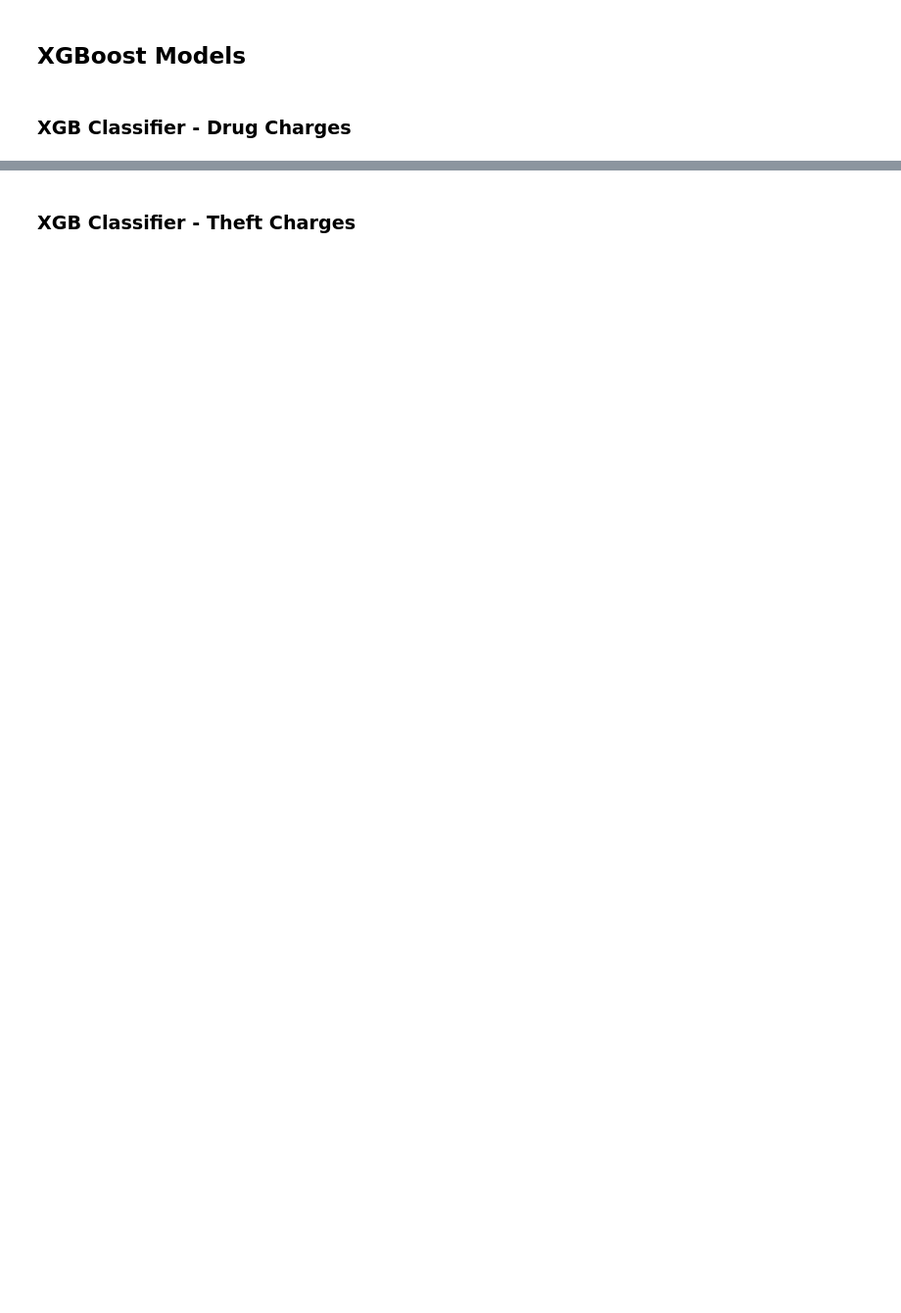
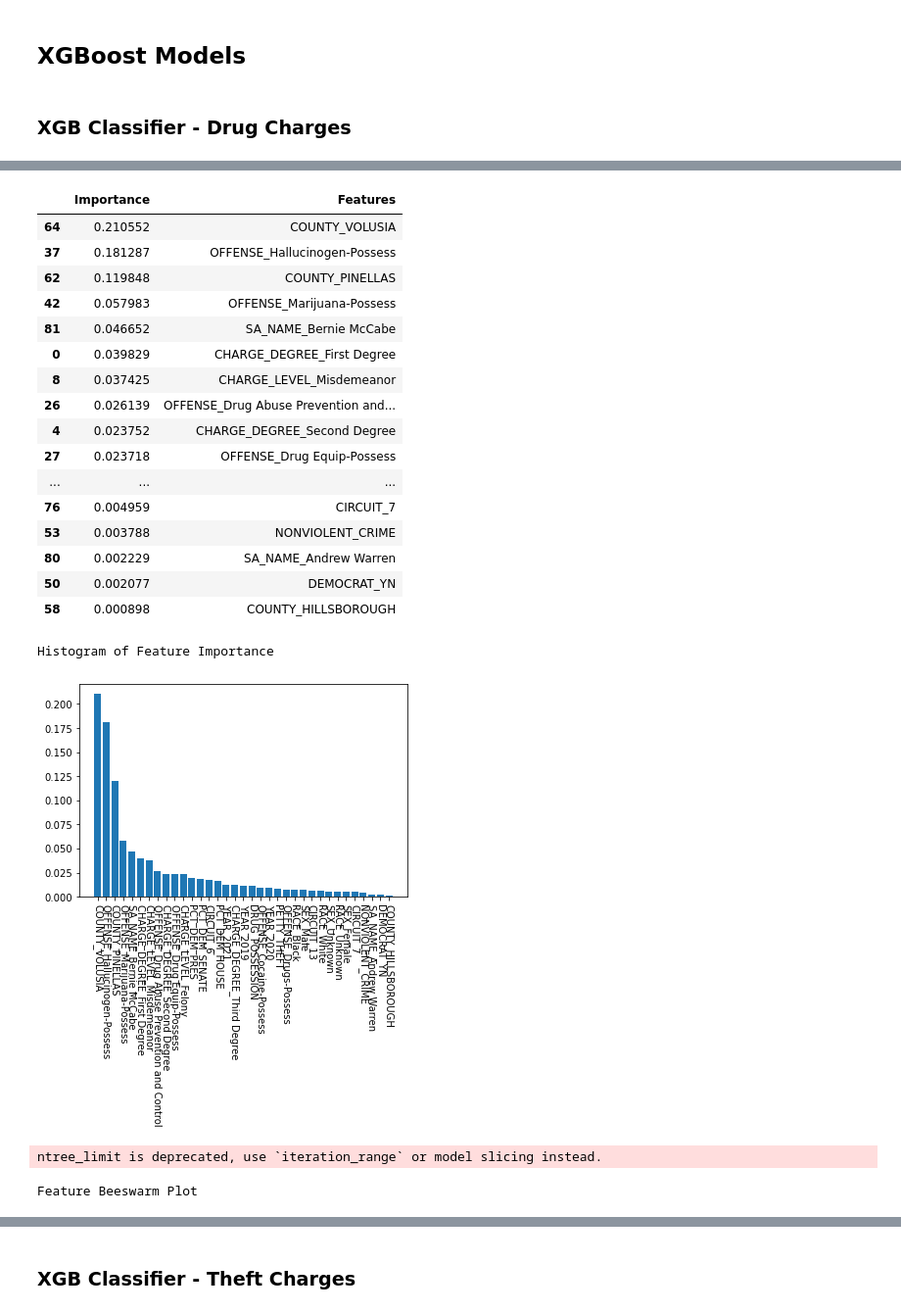
Before and after one commit to gargisundaram/FLSentencing_DABPProject, a Jupyter notebook: run.ipynb, the cells around one changed output, grey strips where cells are left out. Shown at 98% size. Cells and saved outputs as stored; diff of their text form; code cells hidden in the pictures; blank space fills up the shorter version.

```diff
--- a/run.ipynb
+++ b/run.ipynb
@@ -123,0 +339,9 @@ drug_sa_tree = get_tree(drug_sa_df, target = 'FINAL_ACTION_DESC', paramdict = bo
+# %%
+bag = {'max_depth':[4, 6],
+        'min_child_weight':[10, 20],
+        'alpha': [0.1, 0.2],
+        'colsample_bytree': [0.6, 0.75]}
+
+# XGB hyperparameter space
+drug_sa_tree = get_tree(drug_sa_df, target = 'FINAL_ACTION_DESC', paramdict = bag, model = XGBClassifier, seed =10)
+# %% [output]
@@ -123,0 +361,21 @@ drug_sa_tree = get_tree(drug_sa_df, target = 'FINAL_ACTION_DESC', paramdict = bo
+|  | Importance | Features |
+| 64 | 0.210552 | COUNTY_VOLUSIA |
+| 37 | 0.181287 | OFFENSE_Hallucinogen-Possess |
+| 62 | 0.119848 | COUNTY_PINELLAS |
+| 42 | 0.057983 | OFFENSE_Marijuana-Possess |
+| 81 | 0.046652 | SA_NAME_Bernie McCabe |
+| 0 | 0.039829 | CHARGE_DEGREE_First Degree |
+| 8 | 0.037425 | CHARGE_LEVEL_Misdemeanor |
+| 26 | 0.026139 | OFFENSE_Drug Abuse Prevention and... |
+| 4 | 0.023752 | CHARGE_DEGREE_Second Degree |
+| 27 | 0.023718 | OFFENSE_Drug Equip-Possess |
+| ... | ... | ... |
+| 76 | 0.004959 | CIRCUIT_7 |
+| 53 | 0.003788 | NONVIOLENT_CRIME |
+| 80 | 0.002229 | SA_NAME_Andrew Warren |
+| 50 | 0.002077 | DEMOCRAT_YN |
+| 58 | 0.000898 | COUNTY_HILLSBOROUGH |
+Histogram of Feature Importance
+[figure, added]
+ntree_limit is deprecated, use `iteration_range` or model slicing instead.
+Feature Beeswarm Plot
```
Also changed, not shown: parts of 16 cells of this notebook.
